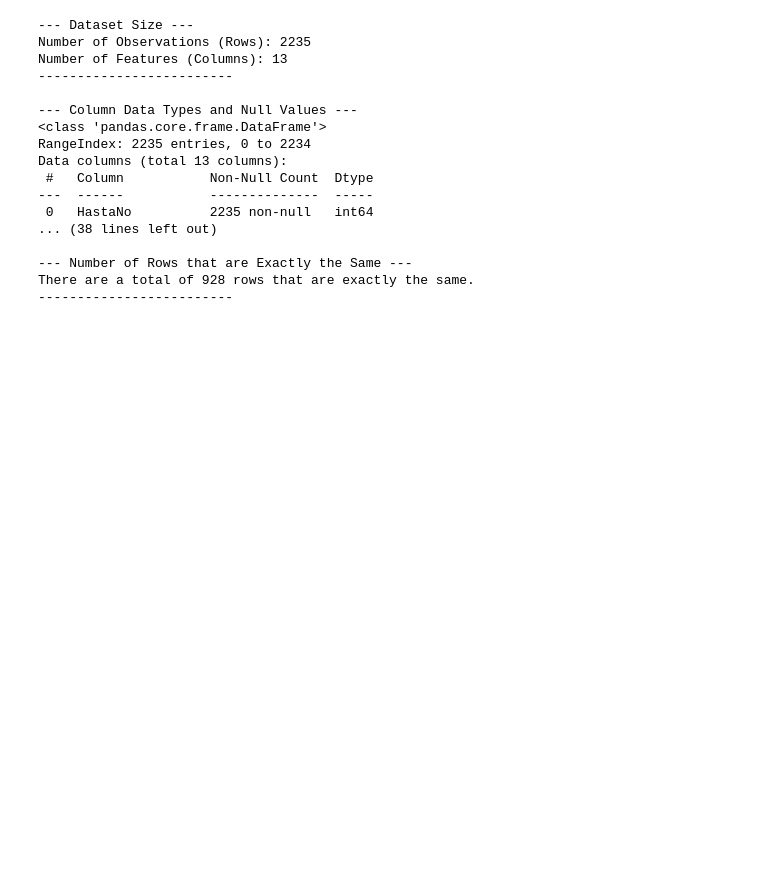
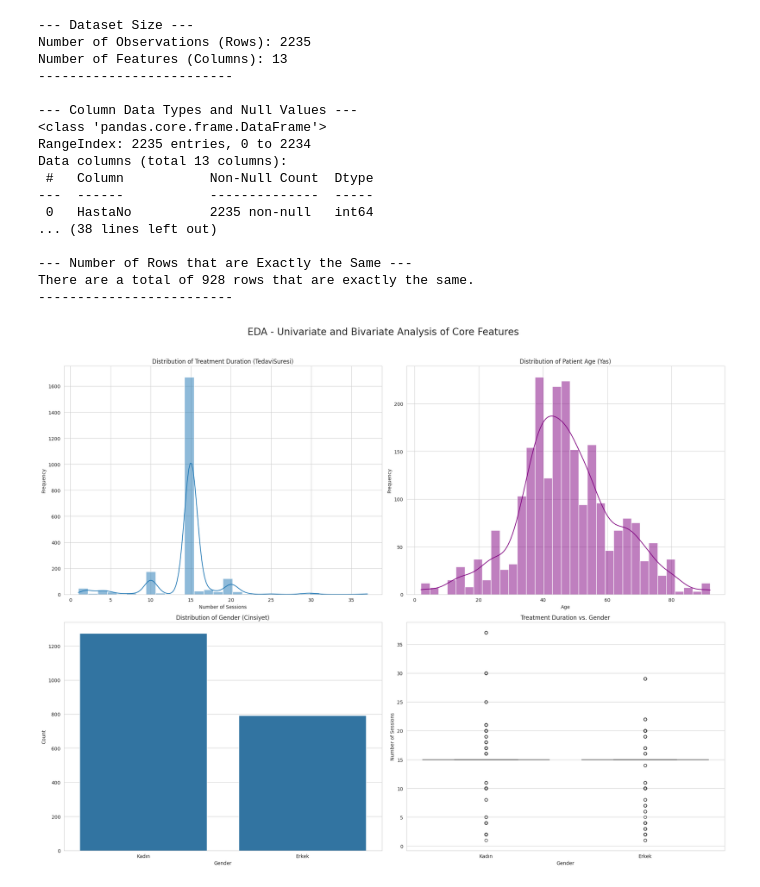
Before and after one commit to BerivanAyaz/Pusula_Berivan_Ayaz, a Jupyter notebook: Pusula_Case_Study.ipynb, the cells around one changed output. Drawn from its saved outputs; the diff is of its cells as text; code cells hidden in the pictures; blank space fills up the shorter version.

Commit message:
Phase 1: EDA - Visual analysis of target variable and core features

```diff
--- a/Pusula_Case_Study.ipynb
+++ b/Pusula_Case_Study.ipynb
@@ -123,3 +124,49 @@ Data columns (total 13 columns):
 --- Number of Rows that are Exactly the Same ---
 There are a total of 928 rows that are exactly the same.
 -------------------------
+# %%
+# Set the aesthetic style of the plots
+sns.set_style("whitegrid")
+plt.figure(figsize=(20, 16))
+plt.suptitle('EDA - Univariate and Bivariate Analysis of Core Features', fontsize=20)
+
+
+# --- 1. Target Variable Analysis: TedaviSuresi ---
+temp_tedavi_suresi = df['TedaviSuresi'].str.replace(' Seans', '').astype(int)
+
+plt.subplot(2, 2, 1)
+sns.histplot(temp_tedavi_suresi, kde=True, bins=30)
+plt.title('Distribution of Treatment Duration (TedaviSuresi)')
+plt.xlabel('Number of Sessions')
+plt.ylabel('Frequency')
+
+
+# --- 2. Age Analysis ---
+plt.subplot(2, 2, 2)
+sns.histplot(df['Yas'], kde=True, color='purple')
+plt.title('Distribution of Patient Age (Yas)')
+plt.xlabel('Age')
+plt.ylabel('Frequency')
+
+
+# --- 3. Gender Analysis ---
+plt.subplot(2, 2, 3)
+sns.countplot(x='Cinsiyet', data=df[df['Cinsiyet'].notna()], order=df['Cinsiyet'].value_counts().index)
+plt.title('Distribution of Gender (Cinsiyet)')
+plt.xlabel('Gender')
+plt.ylabel('Count')
+
+
+# --- 4. Relationship between Gender and Treatment Duration ---
+temp_df = pd.DataFrame({'Cinsiyet': df['Cinsiyet'], 'TedaviSuresi_Clean': temp_tedavi_suresi})
+plt.subplot(2, 2, 4)
+sns.boxplot(x='Cinsiyet', y='TedaviSuresi_Clean', data=temp_df[temp_df['Cinsiyet'].notna()])
+plt.title('Treatment Duration vs. Gender')
+plt.xlabel('Gender')
+plt.ylabel('Number of Sessions')
+
+# Adjust layout to prevent titles from overlapping
+plt.tight_layout(rect=[0, 0, 1, 0.96])
+plt.show()
+# %% [output]
+[figure, added]
```
Also changed, not shown: parts of 1 cell of this notebook.
